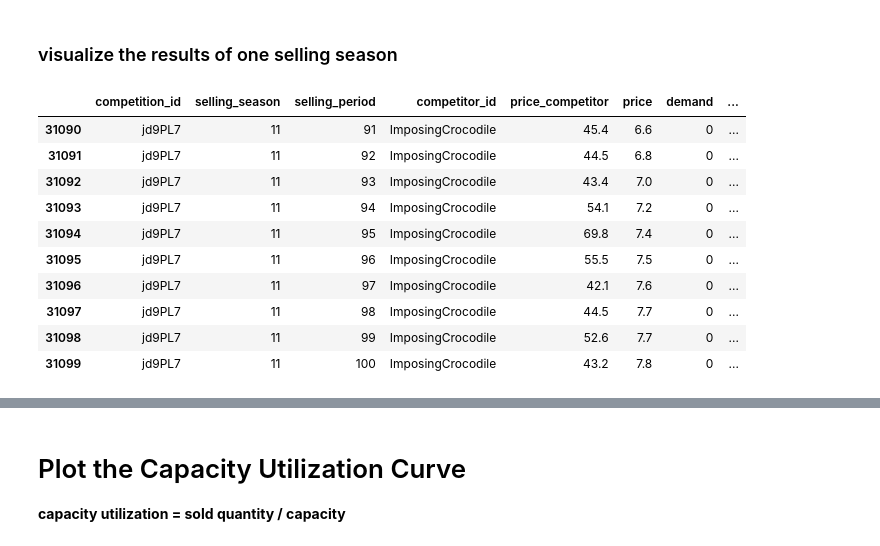
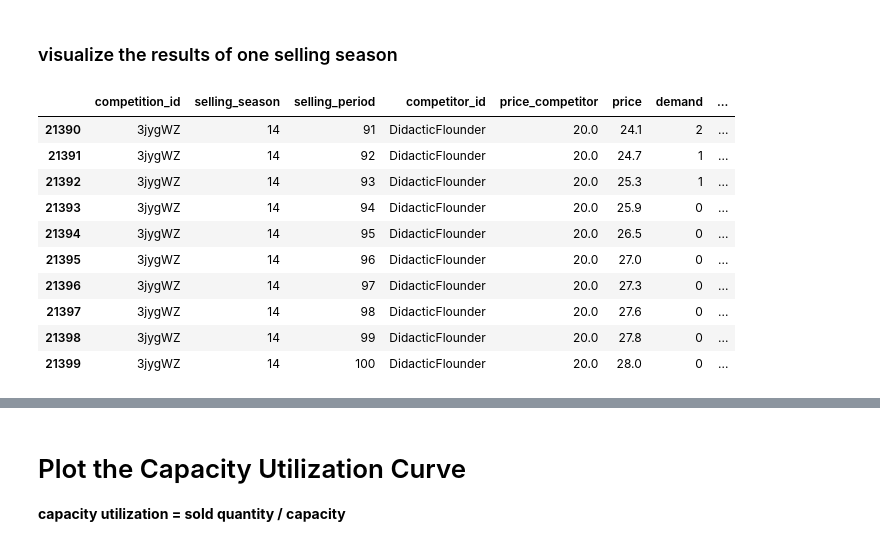
Before and after one commit to qcorveler/Optizoignons, a Jupyter notebook: Travail_Perso/Quentin/modele_prix_concurrent/W2_load_data.ipynb, the cells around one changed output, grey strips where cells are left out. Saved outputs shown, nothing was run; the diff lists cells and outputs as text; code cells hidden in the pictures.

```diff
--- a/Travail_Perso/Quentin/modele_prix_concurrent/W2_load_data.ipynb
+++ b/Travail_Perso/Quentin/modele_prix_concurrent/W2_load_data.ipynb
@@ -103,22 +103,22 @@ dfx_rev_top.head(10)
 # %% [markdown]
 ### visualize the results of one selling season
 # %%
-id = dfx_rev_top['unique_selling_season_key'].values[-1]
+id = dfx_rev_top['unique_selling_season_key'].values[-200]
 
 df_aux = df_comp_details[df_comp_details.unique_selling_season_key==id]
 df_aux.tail(10)
 # %% [output]
 |  | competition_id | selling_season | selling_period | competitor_id | price_competitor | price | demand | ... |
-| 31090 | jd9PL7 | 11 | 91 | ImposingCrocodile | 45.4 | 6.6 | 0 | ... |
-| 31091 | jd9PL7 | 11 | 92 | ImposingCrocodile | 44.5 | 6.8 | 0 | ... |
-| 31092 | jd9PL7 | 11 | 93 | ImposingCrocodile | 43.4 | 7.0 | 0 | ... |
-| 31093 | jd9PL7 | 11 | 94 | ImposingCrocodile | 54.1 | 7.2 | 0 | ... |
-| 31094 | jd9PL7 | 11 | 95 | ImposingCrocodile | 69.8 | 7.4 | 0 | ... |
-| 31095 | jd9PL7 | 11 | 96 | ImposingCrocodile | 55.5 | 7.5 | 0 | ... |
-| 31096 | jd9PL7 | 11 | 97 | ImposingCrocodile | 42.1 | 7.6 | 0 | ... |
-| 31097 | jd9PL7 | 11 | 98 | ImposingCrocodile | 44.5 | 7.7 | 0 | ... |
-| 31098 | jd9PL7 | 11 | 99 | ImposingCrocodile | 52.6 | 7.7 | 0 | ... |
-| 31099 | jd9PL7 | 11 | 100 | ImposingCrocodile | 43.2 | 7.8 | 0 | ... |
+| 21390 | 3jygWZ | 14 | 91 | DidacticFlounder | 20.0 | 24.1 | 2 | ... |
+| 21391 | 3jygWZ | 14 | 92 | DidacticFlounder | 20.0 | 24.7 | 1 | ... |
+| 21392 | 3jygWZ | 14 | 93 | DidacticFlounder | 20.0 | 25.3 | 1 | ... |
+| 21393 | 3jygWZ | 14 | 94 | DidacticFlounder | 20.0 | 25.9 | 0 | ... |
+| 21394 | 3jygWZ | 14 | 95 | DidacticFlounder | 20.0 | 26.5 | 0 | ... |
+| 21395 | 3jygWZ | 14 | 96 | DidacticFlounder | 20.0 | 27.0 | 0 | ... |
+| 21396 | 3jygWZ | 14 | 97 | DidacticFlounder | 20.0 | 27.3 | 0 | ... |
+| 21397 | 3jygWZ | 14 | 98 | DidacticFlounder | 20.0 | 27.6 | 0 | ... |
+| 21398 | 3jygWZ | 14 | 99 | DidacticFlounder | 20.0 | 27.8 | 0 | ... |
+| 21399 | 3jygWZ | 14 | 100 | DidacticFlounder | 20.0 | 28.0 | 0 | ... |
 # %%
 fig, ax = plt.subplots(figsize=(8,5))
 
```
Also changed, not shown: parts of 9 cells of this notebook, 13 other files.
